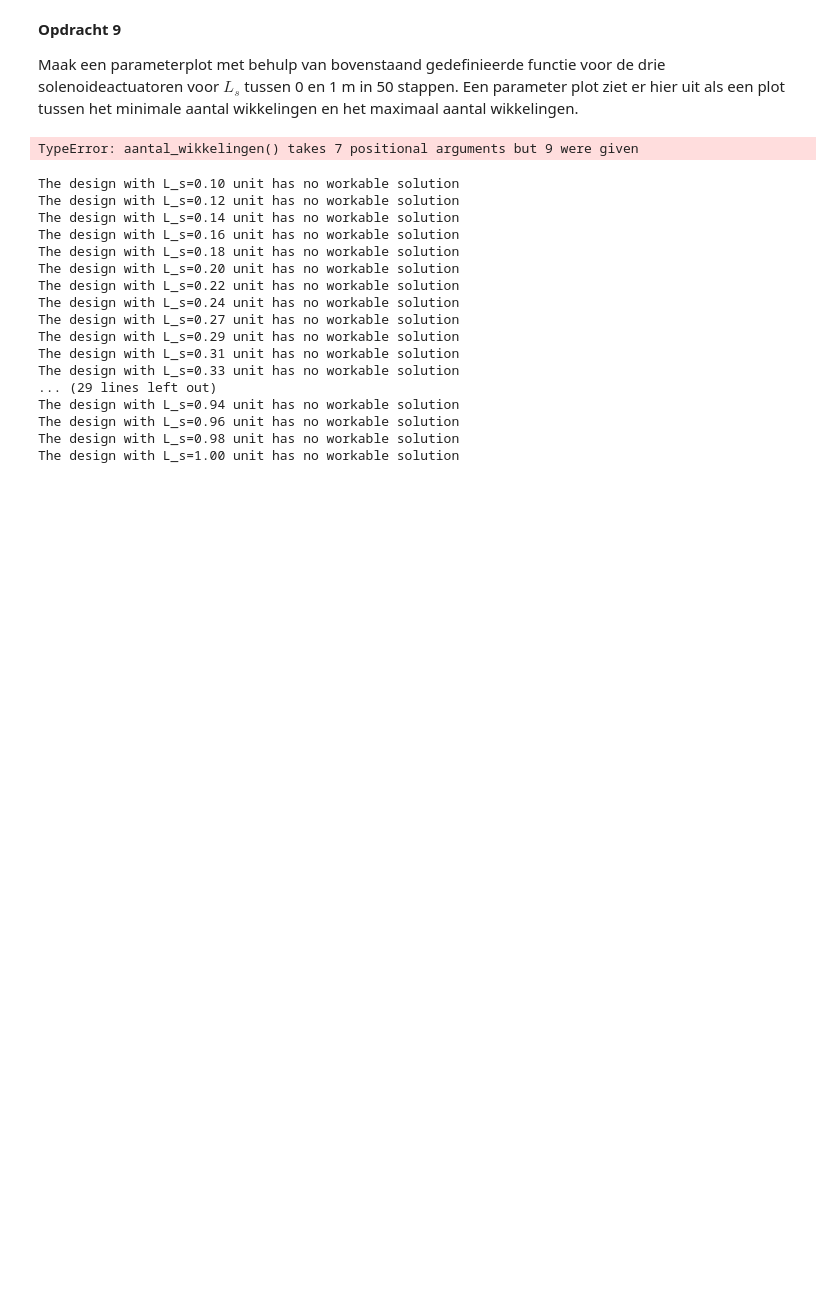
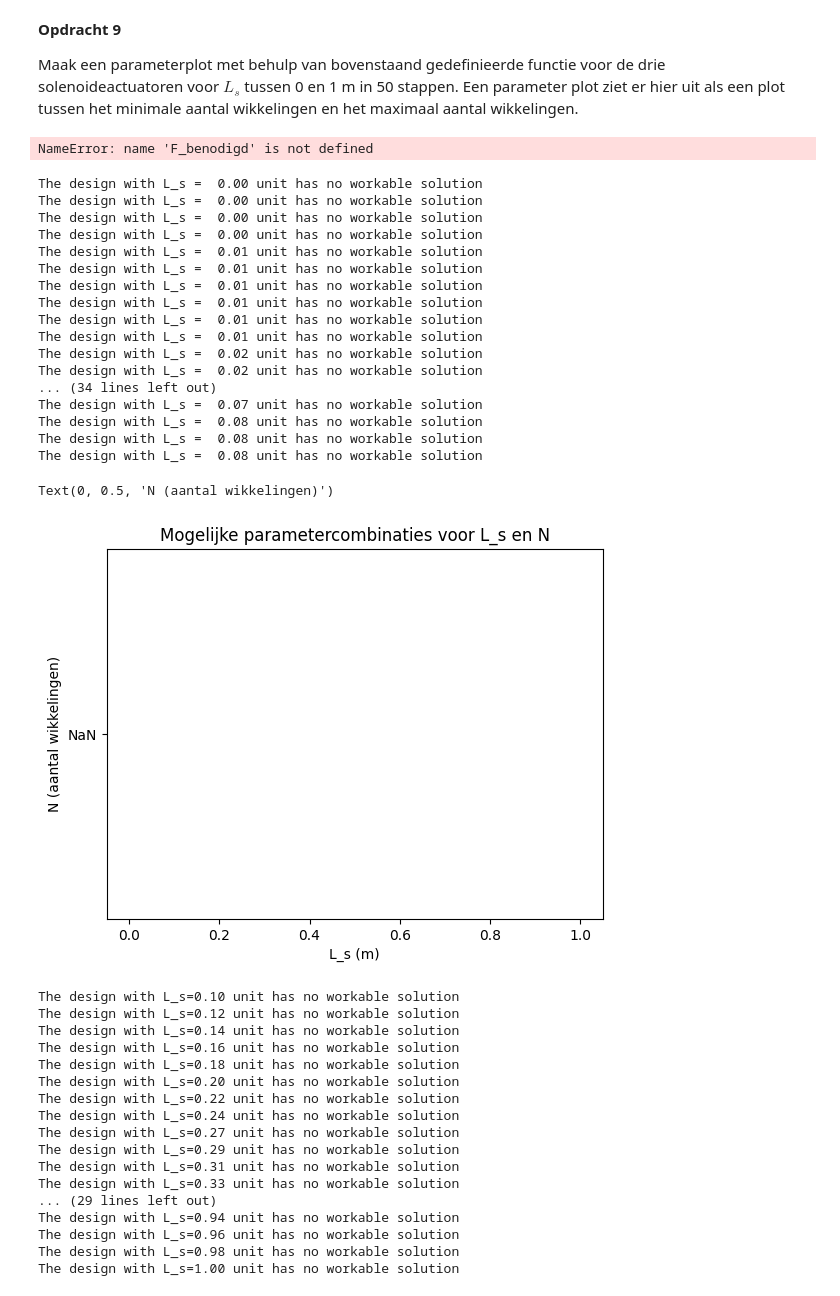
Before and after one commit to ggdejong/opdrachten-DEF-D, a Jupyter notebook: DigitaleOntwerpopdrachten/1CondensatorOpdracht/KrachtactuatorOpdracht.ipynb, the cells around one changed output. Cells and saved outputs as stored; diff of their text form; code cells hidden in the pictures; blank space fills up the shorter version.

```diff
--- a/DigitaleOntwerpopdrachten/1CondensatorOpdracht/KrachtactuatorOpdracht.ipynb
+++ b/DigitaleOntwerpopdrachten/1CondensatorOpdracht/KrachtactuatorOpdracht.ipynb
@@ -245,42 +244,94 @@ Text(0, 0.5, 'y')
 **Opdracht 9**
 
 Maak een parameterplot met behulp van bovenstaand gedefinieerde functie voor de drie solenoideactuatoren voor $L_s$ tussen 0 en 1 m in 50 stappen. Een parameter plot ziet er hier uit als een plot tussen het minimale aantal wikkelingen en het maximaal aantal wikkelingen.
+# %%
+# gegevens
+r_s = 0.01 # straal actuator [m]
+# L_max is eerder berekend
+r_d = 1e-4 # [m]
+I = 9 # [V]
+F = 40 # [N]
+# mu_0 was al gegeven
+mu_r = 5000
+
+L_s_plot = np.linspace(0,1,50)
+
+n_min_data = np.array([])
+n_max_data = np.array([])
+
+for L_s in L_s_plot:
+    n_min, n_max = aantal_wikkelingen(L_s, F_benodigd, mu_ijzer, r_d, r_s, V, I, 4*np.pi*10**(-7))
+    n_min_data = np.append(n_min_data,n_min)
+    n_max_data = np.append(n_max_data,n_max)
+
+for i in range(len(n_max_data)):
+    if n_max_data[i] == n_max_data[i-1]:
+        n_plot_max = n_max_data[i]
+
+plt.figure()
+plt.fill_between(L_s_plot,n_min_data,n_max_data)
+plt.xlabel('$L_s$(m)')
+plt.ylabel('Aantal Wikkelingen')
+plt.ylim(0,n_plot_max+100)
+plt.grid()
+# %% [output]
+NameError: name 'F_benodigd' is not defined
 # %%
 ### Actuator ontwerp gekregen
 ###Jouw code hier###
 mu_0 = 4*np.pi*1e-7
-rho = 1.68e-8
+rho = 1.75e-8
 F = 40
 mu_r = 5000
 r_s = 0.0001
 V = 9
 I = 0.5
 r_d = 0.1e-3 / 2
 
 L_values = np.linspace(0.0001, 1, 50)
 N_min_values = []
 N_max_values = []
 
+r_s, L_max, r_d, I, F, mu_0, mu_r
+
 for L_s in L_values:
-    N_min, N_max = aantal_wikkelingen(L_s, F, mu_r, r_d, r_s, V, I, rho, mu_0)
+    N_min, N_max = aantal_wikkelingen(r_s, L_s, r_d, I, F, mu_0, mu_r)
     N_min_values.append(N_min)
     N_max_values.append(N_max)
 
 N_min_arr = np.array(N_min_values)
 N_max_arr = np.array(N_max_values)
 haalbaar = N_min_arr <= N_max_arr
 
 
 y_min = N_min_arr # Minimale eis
 y_max = N_max_arr # Maximale eis
 
 plt.fill_between(L_values, y_min, y_max) # De ruimte tussen de eisen vullen
 plt.title("Mogelijke parametercombinaties voor L_s en N")
 plt.xlabel("L_s (m)")
 plt.ylabel("N (aantal wikkelingen)")
 ###
 # %% [output]
-TypeError: aantal_wikkelingen() takes 7 positional arguments but 9 were given
+The design with L_s =  0.00 unit has no workable solution
+The design with L_s =  0.00 unit has no workable solution
+The design with L_s =  0.00 unit has no workable solution
+The design with L_s =  0.00 unit has no workable solution
+The design with L_s =  0.01 unit has no workable solution
+The design with L_s =  0.01 unit has no workable solution
+The design with L_s =  0.01 unit has no workable solution
+The design with L_s =  0.01 unit has no workable solution
+The design with L_s =  0.01 unit has no workable solution
+The design with L_s =  0.01 unit has no workable solution
+The design with L_s =  0.02 unit has no workable solution
+The design with L_s =  0.02 unit has no workable solution
+... (34 lines left out)
+The design with L_s =  0.07 unit has no workable solution
+The design with L_s =  0.08 unit has no workable solution
+The design with L_s =  0.08 unit has no workable solution
+The design with L_s =  0.08 unit has no workable solution
+Text(0, 0.5, 'N (aantal wikkelingen)')
+[figure, added]
 # %%
 #Actuator ontwerp 2
 ###Jouw code hier###
```
Also changed, not shown: parts of 1 cell of this notebook.
